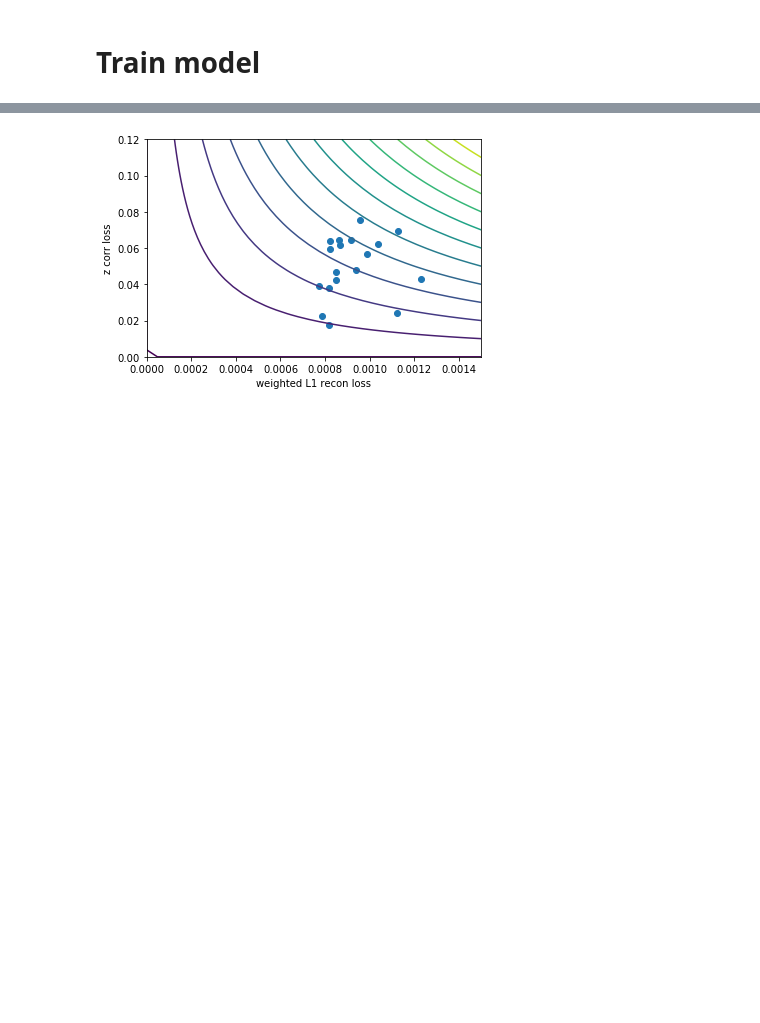
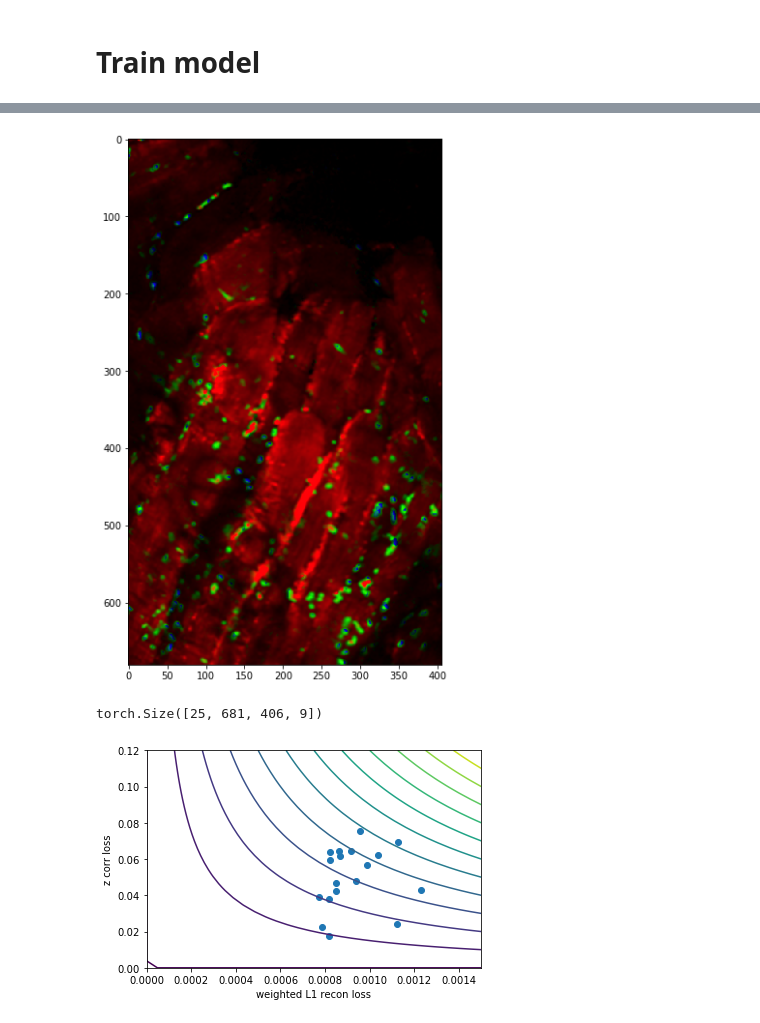
Before and after one commit to arya1080/spectral_autoencoder, a Jupyter notebook: spectral_autoencoder.ipynb, the cells around one changed output, grey strips where cells are left out. Drawn from its saved outputs; the diff is of its cells as text; code cells hidden in the pictures; blank space fills up the shorter version.

Commit message:
set up training loop to keep all trained models in a list, wrote a function to view z-space image from median of all models

```diff
--- a/spectral_autoencoder.ipynb
+++ b/spectral_autoencoder.ipynb
@@ -466,14 +470,41 @@ loss_zcorr_arr = np.zeros(n_runs)
 
 print('Starting training of models on {}'.format(device))
 n_count = 0
+models = [Net() for i in range(n_runs)]
 for i in range(1,n_runs+1):
-    model = Net()
-    loss, img1, img2, loss_recon, loss_zcorr = train_model(model, n_epochs, img_stack, learning_rate)
+    #model = Net()
+    loss, img1, img2, loss_recon, loss_zcorr = train_model(models[i-1], n_epochs, img_stack, learning_rate)
     loss_arr.append((loss, img1, img2))
     loss_recon_arr[i-1] = loss_recon
     loss_zcorr_arr[i-1] = loss_zcorr
     n_count+=1
     print('Runs done: {}/{}'.format(n_count, n_runs))
+# %%
+def generate_z_image_ensembled(ind, models):
+    nb,ny,nx,nch = img_stack.shape
+    img = np.zeros((len(models),ny,nx,3))
+    for i, model in enumerate(models):
+        data = img_stack[ind,:,:,:]
+        data = data[None,:]
+        data = data.to(device)
+        out = model.forward_enc(torch.permute(data, (0, 3, 1, 2)))
+        out = out[0,model.indices[0:3],:,:]
+        out = torch.permute(out, (1,2,0))
+        img[i] += out.detach().cpu().numpy()
+
+    #img = img/len(models)
+    img = np.median(img,axis=0)
+    return 1.*img
+
+plt.figure(figsize=[8,10])
+plt.imshow(generate_z_image_ensembled(0,models))
+plt.show()
+# %% [output]
+[figure, added]
+# %%
+img_stack.shape
+# %% [output]
+torch.Size([25, 681, 406, 9])
 # %%
 plt.scatter(loss_recon_arr[1:],loss_zcorr_arr[1:])
 x=np.linspace(0.0,0.0015,32)
```
Also changed, not shown: parts of 3 cells of this notebook.
